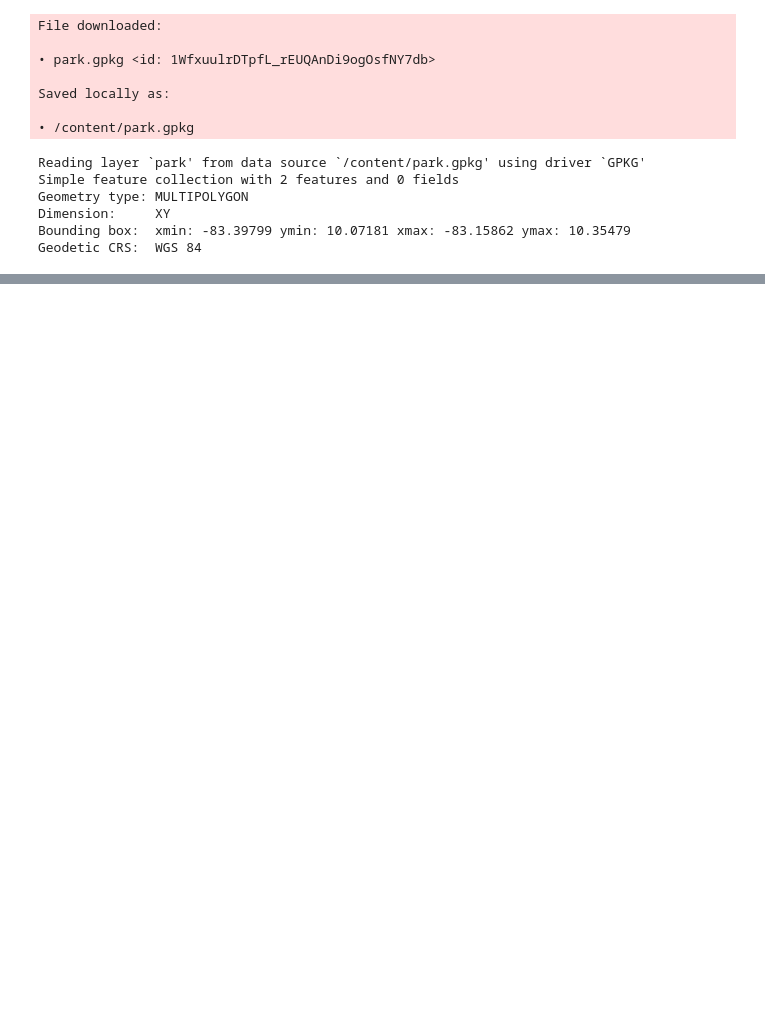
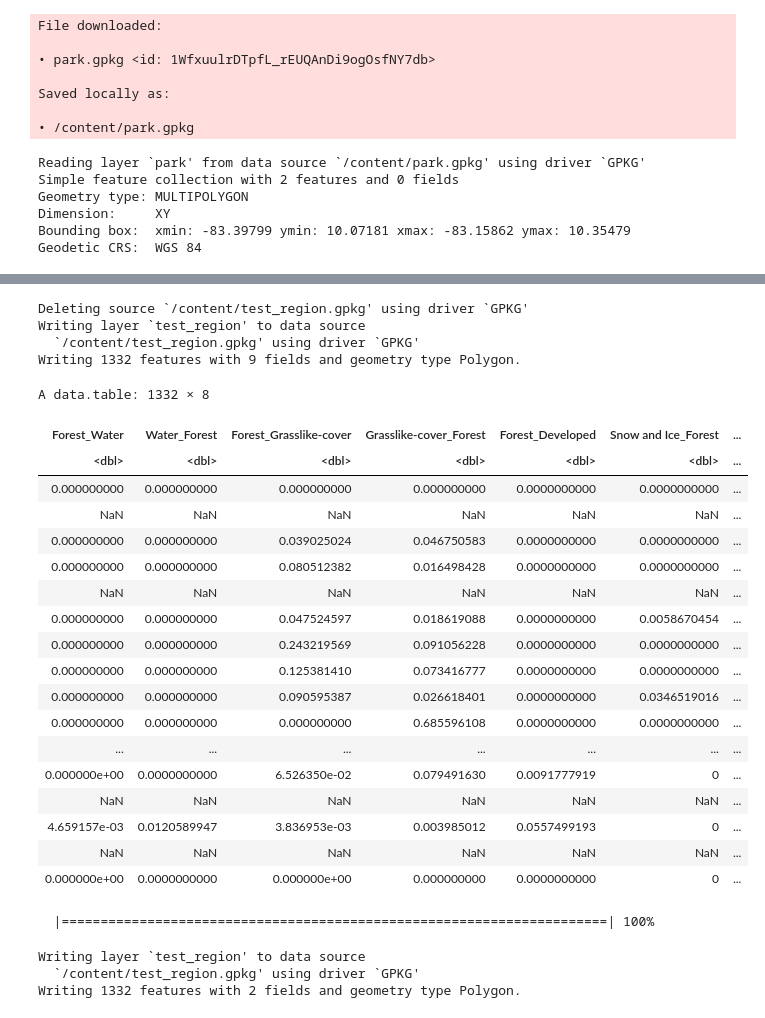
Before and after one commit to seismosmsr/machine_learning, a Jupyter notebook: costa_rica.ipynb, the cells around one changed output, grey strips where cells are left out. Saved outputs shown, nothing was run; the diff lists cells and outputs as text; code cells hidden in the pictures; blank space fills up the shorter version.

```diff
--- a/costa_rica.ipynb
+++ b/costa_rica.ipynb
@@ -304,0 +322,13 @@ ndvi_mean_dt[ Name=='Wickstram Property' ] %>%
+# %%
+summary_dt <-
+1:nrow(delta_dt) %>% lapply(function(x){
+x_dt <- delta_dt[x,]
+
+y2017_state <- limon_15_17_class_tif == x_dt$y2017[[1]]
+y2023_state <- limon_21_23_class_tif == x_dt$y2023[[1]]
+
+delta_state = y2017_state*y2023_state
+
+result_dt <- data.table(x= delta_state %>% exact_extract(grid %>% st_as_sf,fun='mean'))
+names(result_dt) <- paste0(x_dt[['pretty_class_y2017']][1],'_',x_dt[['pretty_class_y2023']][1])
+return(result_dt)}) %>% do.call(cbind,.)
@@ -304,0 +344,29 @@ ndvi_mean_dt[ Name=='Wickstram Property' ] %>%
+# %%
+data.table(grid,summary_dt) %>% st_as_sf %>% st_write('/content/test_region.gpkg',delete_dsn = T)
+# %% [output]
+Deleting source `/content/test_region.gpkg' using driver `GPKG'
+Writing layer `test_region' to data source
+  `/content/test_region.gpkg' using driver `GPKG'
+Writing 1332 features with 9 fields and geometry type Polygon.
+# %%
+summary_dt
+# %% [output]
+A data.table: 1332 × 8
+| Forest_Water | Water_Forest | Forest_Grasslike-cover | Grasslike-cover_Forest | Forest_Developed | Snow and Ice_Forest | ... |
+| <dbl> | <dbl> | <dbl> | <dbl> | <dbl> | <dbl> | ... |
+| 0.000000000 | 0.000000000 | 0.000000000 | 0.000000000 | 0.0000000000 | 0.0000000000 | ... |
+| NaN | NaN | NaN | NaN | NaN | NaN | ... |
+| 0.000000000 | 0.000000000 | 0.039025024 | 0.046750583 | 0.0000000000 | 0.0000000000 | ... |
+| 0.000000000 | 0.000000000 | 0.080512382 | 0.016498428 | 0.0000000000 | 0.0000000000 | ... |
+| NaN | NaN | NaN | NaN | NaN | NaN | ... |
+| 0.000000000 | 0.000000000 | 0.047524597 | 0.018619088 | 0.0000000000 | 0.0058670454 | ... |
+| 0.000000000 | 0.000000000 | 0.243219569 | 0.091056228 | 0.0000000000 | 0.0000000000 | ... |
+| 0.000000000 | 0.000000000 | 0.125381410 | 0.073416777 | 0.0000000000 | 0.0000000000 | ... |
+| 0.000000000 | 0.000000000 | 0.090595387 | 0.026618401 | 0.0000000000 | 0.0346519016 | ... |
+| 0.000000000 | 0.000000000 | 0.000000000 | 0.685596108 | 0.0000000000 | 0.0000000000 | ... |
+| ... | ... | ... | ... | ... | ... | ... |
+| 0.000000e+00 | 0.0000000000 | 6.526350e-02 | 0.079491630 | 0.0091777919 | 0 | ... |
+| NaN | NaN | NaN | NaN | NaN | NaN | ... |
+| 4.659157e-03 | 0.0120589947 | 3.836953e-03 | 0.003985012 | 0.0557499193 | 0 | ... |
+| NaN | NaN | NaN | NaN | NaN | NaN | ... |
+| 0.000000e+00 | 0.0000000000 | 0.000000e+00 | 0.000000000 | 0.0000000000 | 0 | ... |
@@ -304,0 +375,10 @@ ndvi_mean_dt[ Name=='Wickstram Property' ] %>%
+# %%
+grid_test$`Forest_Grasslike-cover` <-
+# %% [output]
+  |======================================================================| 100%
+# %%
+grid_test %>% st_write('/content/test_region.gpkg')
+# %% [output]
+Writing layer `test_region' to data source
+  `/content/test_region.gpkg' using driver `GPKG'
+Writing 1332 features with 2 fields and geometry type Polygon.
```
Also changed, not shown: parts of 36 cells of this notebook.
